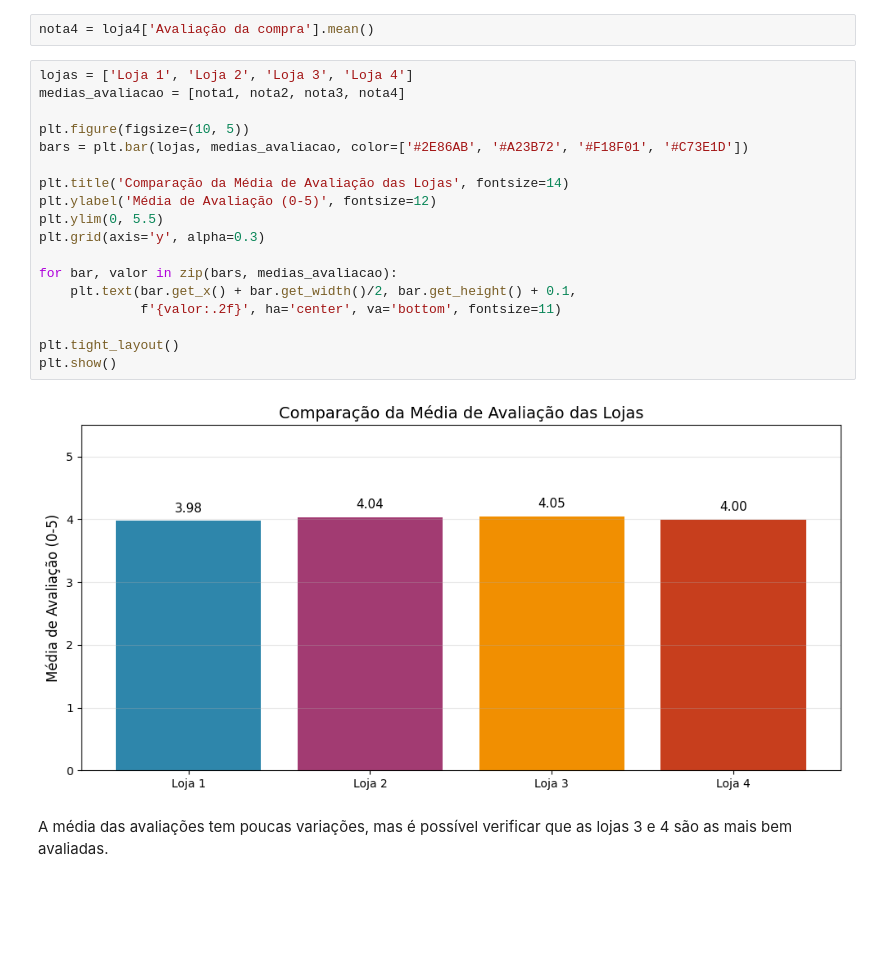
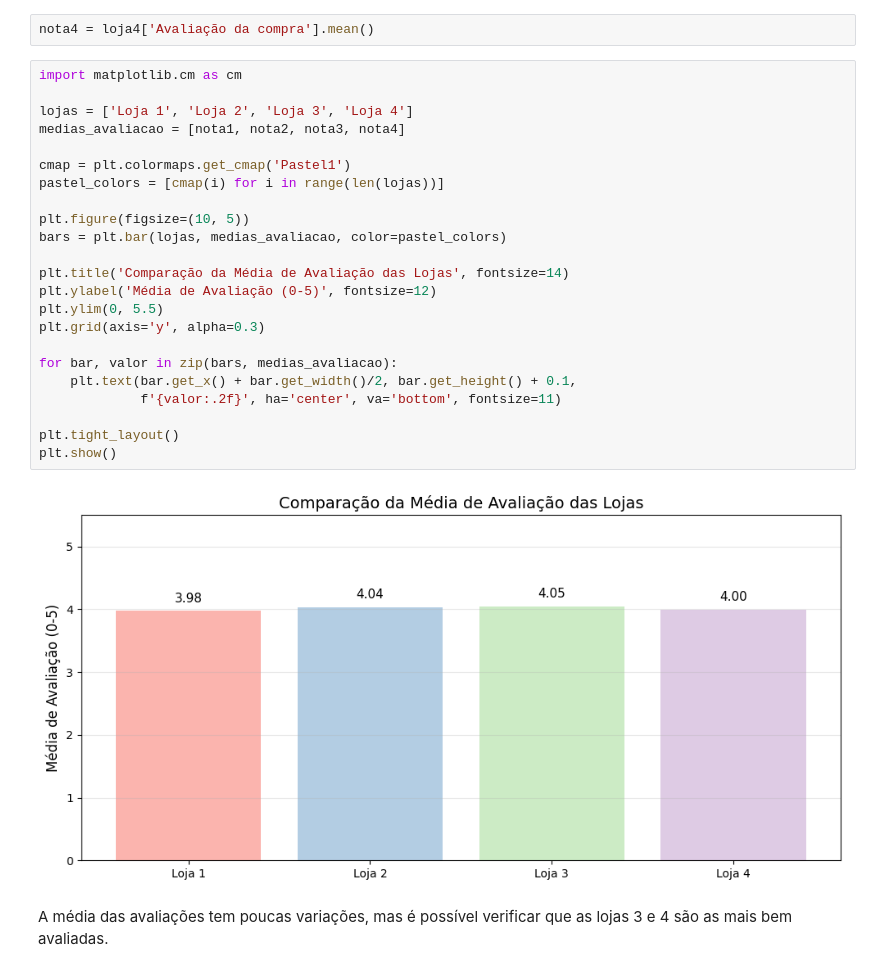
Before and after one commit to JNarimatsu/One_Challenge_Alura_Store, a Jupyter notebook: AluraStoreBrasil.ipynb, the cells around one changed output. Drawn from its saved outputs; the diff is of its cells as text; blank space fills up the shorter version.

```diff
--- a/AluraStoreBrasil.ipynb
+++ b/AluraStoreBrasil.ipynb
@@ -182,25 +188,30 @@ nota3 = loja3['Avaliação da compra'].mean()
 # %%
 nota4 = loja4['Avaliação da compra'].mean()
 # %%
+import matplotlib.cm as cm
+
 lojas = ['Loja 1', 'Loja 2', 'Loja 3', 'Loja 4']
 medias_avaliacao = [nota1, nota2, nota3, nota4]
 
+cmap = plt.colormaps.get_cmap('Pastel1')
+pastel_colors = [cmap(i) for i in range(len(lojas))]
+
 plt.figure(figsize=(10, 5))
-bars = plt.bar(lojas, medias_avaliacao, color=['#2E86AB', '#A23B72', '#F18F01', '#C73E1D'])
+bars = plt.bar(lojas, medias_avaliacao, color=pastel_colors)
 
 plt.title('Comparação da Média de Avaliação das Lojas', fontsize=14)
 plt.ylabel('Média de Avaliação (0-5)', fontsize=12)
 plt.ylim(0, 5.5)
 plt.grid(axis='y', alpha=0.3)
 
 for bar, valor in zip(bars, medias_avaliacao):
     plt.text(bar.get_x() + bar.get_width()/2, bar.get_height() + 0.1,
              f'{valor:.2f}', ha='center', va='bottom', fontsize=11)
 
 plt.tight_layout()
 plt.show()
 # %% [output]
-[figure, old version]
+[figure, new version]
 # %% [markdown]
 A média das avaliações tem poucas variações, mas é possível verificar que as lojas 3 e 4 são as mais bem avaliadas.
 # %% [markdown]
```
Also changed, not shown: parts of 8 cells of this notebook.
